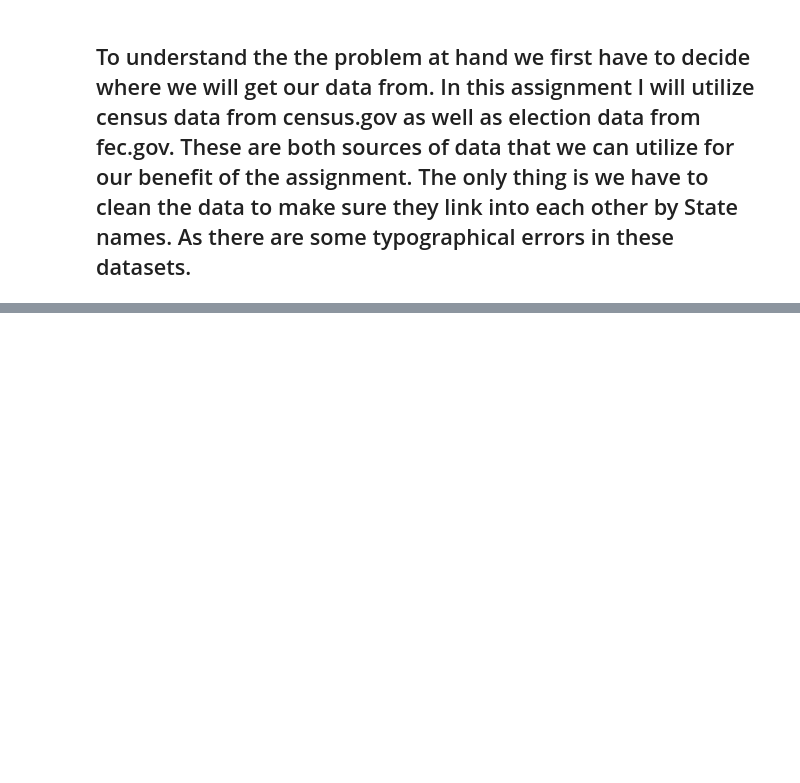
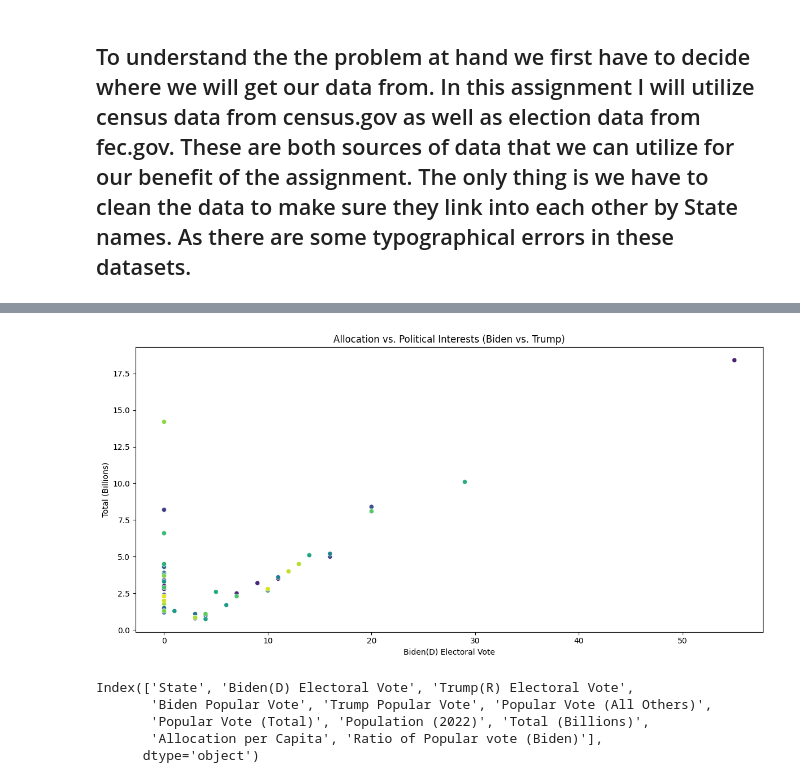
Before and after one commit to kglan/MSDS, a Jupyter notebook: DATA608/Story1/story1.ipynb, the cells around one changed output, grey strips where cells are left out. Saved outputs shown, nothing was run; the diff lists cells and outputs as text; code cells hidden in the pictures; blank space fills up the shorter version.

```diff
--- a/DATA608/Story1/story1.ipynb
+++ b/DATA608/Story1/story1.ipynb
@@ -52,0 +293,11 @@ elections =
+# %%
+# Visualization 2: Allocation vs. Political Interests (Biden vs. Trump)
+plt.figure(figsize=(12, 6))
+sns.scatterplot(data=df, x='Biden(D) Electoral Vote', y='Total (Billions)', hue='State', palette='viridis', legend=False)
+plt.title('Allocation vs. Political Interests (Biden vs. Trump)')
+plt.xlabel('Biden(D) Electoral Vote')
+plt.ylabel('Total (Billions)')
+plt.tight_layout()
+plt.show()
+# %% [output]
+[figure, added]
@@ -52,0 +310,8 @@ elections =
+# %%
+df.columns
+# %% [output]
+Index(['State', 'Biden(D) Electoral Vote', 'Trump(R) Electoral Vote',
+       'Biden Popular Vote', 'Trump Popular Vote', 'Popular Vote (All Others)',
+       'Popular Vote (Total)', 'Population (2022)', 'Total (Billions)',
+       'Allocation per Capita', 'Ratio of Popular vote (Biden)'],
+      dtype='object')
```
Also changed, not shown: parts of 22 cells of this notebook, 1 other file.
